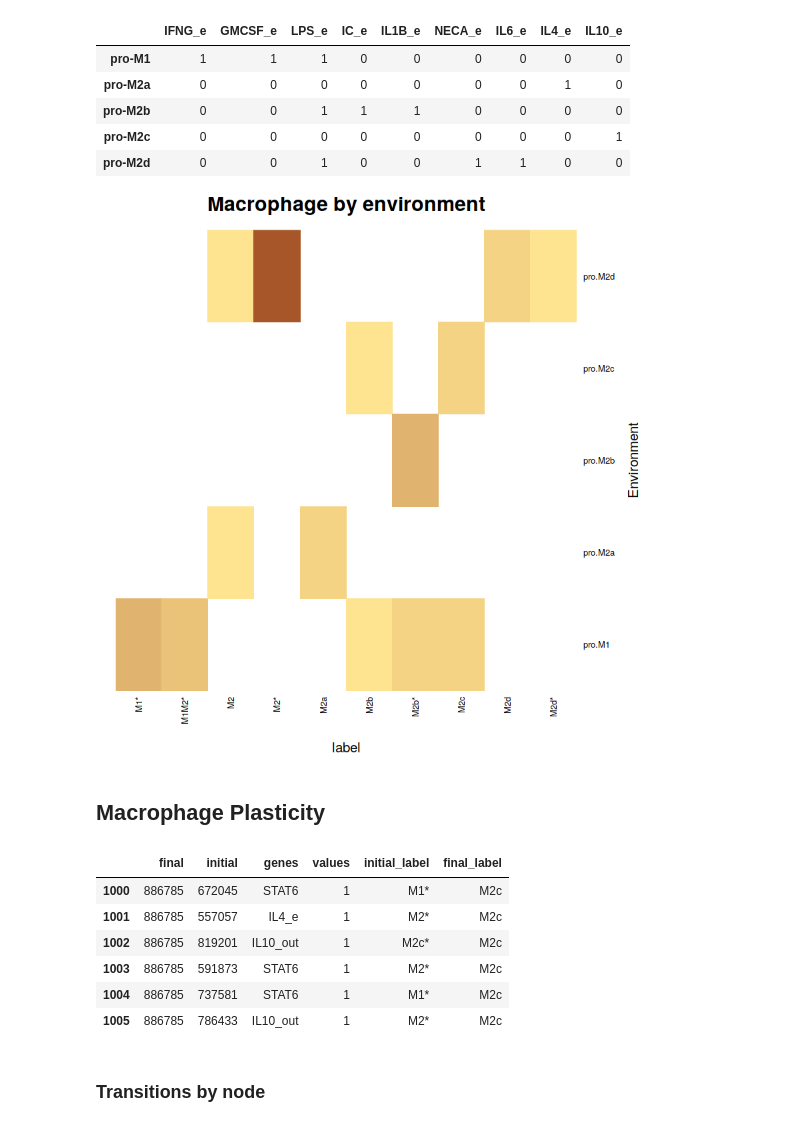
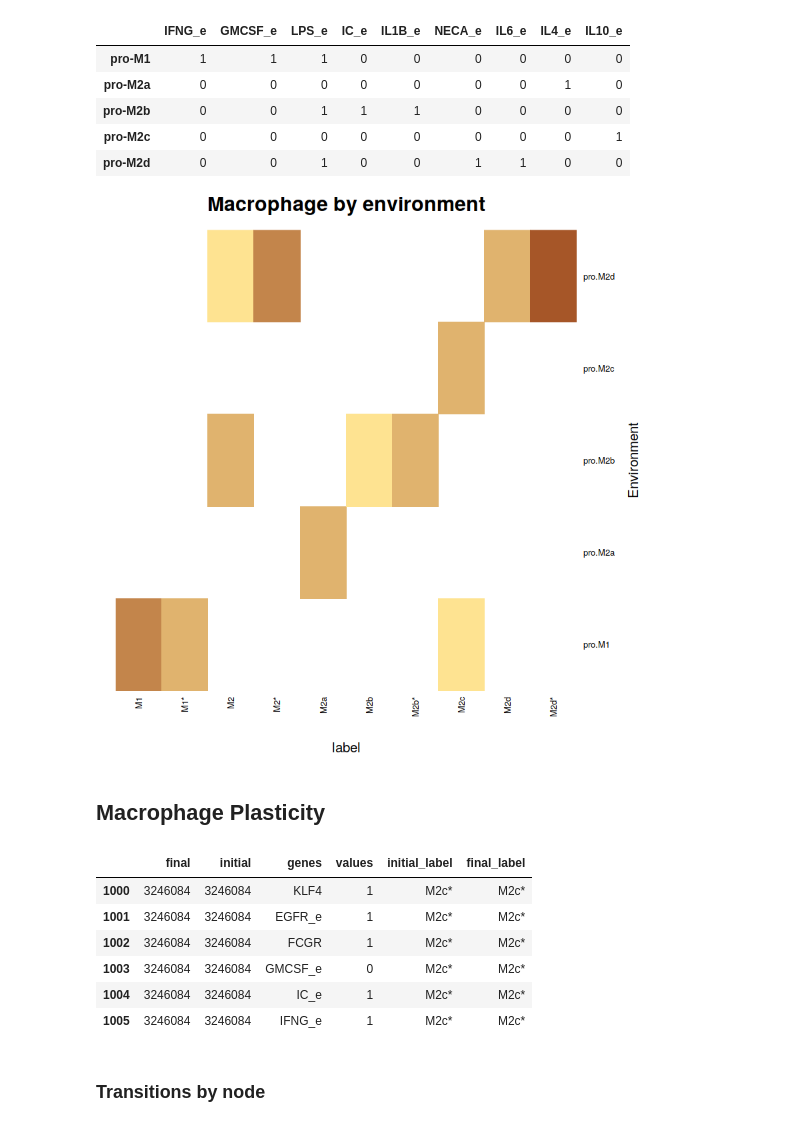
Before and after one commit to Laboratorio-de-Biologia-Computacional/Macrophage_Differentiation, a Jupyter notebook: MP_network.ipynb, the cells around one changed output. Drawn from its saved outputs; the diff is of its cells as text; code cells hidden in the pictures.

```diff
--- a/MP_network.ipynb
+++ b/MP_network.ipynb
@@ -101,6 +112,6 @@ Macrophage simplified regulatory network
 # %%
-file.attr <- "data/MP_attractors.csv"
-file.label <- "data/MP_attr_label_wt.csv"
+file.attr <- "data/MP_attr_wt.csv"
+file.attr.label <- "data/MP_attr_label_wt.csv"
 
 if (! file.exists(file.attr)) {
     # calculate attractors
@@ -126,10 +137,10 @@ if (! file.exists(file.attr)) {
     attr.table <- merge(x = labels, y = attr.table, by = "attractor", all = TRUE)
     labels <- state.label
     write.csv(attr.table, file.attr, row.names=FALSE)
-    write.csv(labels, file.label, row.names=FALSE)
+    write.csv(labels, file.attr.label, row.names=FALSE)
 } else {
     attr.table <- read.csv(file = file.attr)
-    labels <- read.csv(file = file.label)
+    labels <- read.csv(file = file.attr.label)
 }
 unique(attr.table$label)
 # %% [output]
@@ -230,17 +253,17 @@ attr.basin
 # %%
-file.mutants <- 'data/MP_attr_mutants.csv'
+file.mut <- 'data/MP_mut_label.csv'
 
-if (! file.exists(file.mutants)) {
+if (! file.exists(file.mut)) {
     # calculate attractors
     mutants <- perturbNetworkFixedNodes(net, label.rules=lab,
                                         returnDataFrame='occurrence', method="sat.exhaustive")
     setDT(mutants, keep.rownames = TRUE)
     colnames(mutants)[[1]] <-'label'
-    mutants$label <- sapply(mutants$label, simplifyLabel, replace=replace.labels)
+    #mutants$label <- sapply(mutants$label, simplifyLabel, replace=replace.labels)
     mutants <- mutants %>% group_by(label) %>% summarize_all(sum)
-    write.csv(mutants, file.mutants, row.names=F)
+    write.csv(mutants, file.mut, row.names=F)
 } else {
-    mutants <- read.csv(file = file.mutants, row.names=1)
+    mutants <- read.csv(file = file.mut, row.names=1)
     mutants[mutants == 0] <- NA
 }
 mutants[0:5,]
@@ -254,5 +277,5 @@ mutants[0:5,]
 # %%
-file.attr.pdf = 'images/MP_mutants.pdf'
+file.mut.pdf = 'images/MP_mut_label.pdf'
 normalize = F
 
 if (normalize) {
@@ -263,7 +286,7 @@ if (normalize) {
     color <- colfunc(10)
 }
 
-#pdf(file.attr.pdf)
+#pdf(file.mut.pdf)
 heatmap(t(as.matrix( mutants )),
         main="Macrophage mutants",
         xlab="label", ylab="Mutant",
@@ -288,10 +311,12 @@ env
 file.env.attr <- "data/MP_env_attr.csv"
 
 if (! file.exists(file.env.attr)) {
-    env.attr <- perturbNetworkFixedNodes(net, label.rules=lab, , returnDataFrame='occurrence', method="sat.exhaustive",
-                              genes  = rep( list(colnames(env)), times=nrow(env) ),
-                              values = lapply( split(env,seq_along(env[,1])), as.list),
-                              names  = rownames(env))
+    env.attr <- perturbNetworkFixedNodes(net, label.rules=lab,
+                                         #returnDataFrame='basinSize',
+                                         returnDataFrame='occurrence', method="sat.exhaustive",
+                                         genes  = rep( list(colnames(env)), times=nrow(env) ),
+                                         values = lapply( split(env,seq_along(env[,1])), as.list),
+                                         names  = rownames(env))
     setDT(env.attr, keep.rownames = TRUE)
     colnames(env.attr)[[1]] <- 'label'
     env.attr$label <- sapply(env.attr$label, simplifyLabel, replace=replace.labels)
@@ -304,35 +329,41 @@ if (! file.exists(file.env.attr)) {
     env.attr[env.attr == 0] <- NA
 }
 # %%
-file.env.attr.pdf <- "images/MP_env_attr.pdf"
+file.env.pdf <- "images/MP_env_attr.pdf"
 
 normalize = F
 if (normalize) {
     env.attr <- env.attr/env.attr
     color = '#a65628'
 } else {
     colfunc <- colorRampPalette(c('#fee391', '#a65628'))
     color <- colfunc(10)
 }
 
-#pdf(file.env.attr.pdf)
+#pdf(file.env.pdf)
 heatmap(t(as.matrix( subset(env.attr ))),
         main="Macrophage by environment",
         xlab="label", ylab="Environment",
         col=color, cexCol=0.75, cexRow=0.75,
         Colv = NA, Rowv = NA, scale="none",
        )
 #dev.off()
 # %% [output]
-[figure, old version]
+[figure, new version]
 # %% [markdown]
 ## Macrophage Plasticity
 # %%
 file.cfm <- "data/MP_cfm_label.csv"
+file.cfm.raw <- "data/MP_cfm_raw.csv"
 if (! file.exists(file.cfm)) {
-    cfm <- cellFateMap(net, method="sat.exhaustive", maxAttractorLength=6)
-    cfm <- apply(cfm,2,as.character)
-    cfm <- cfm[  order( cfm[,1], cfm[,2], cfm[,3], cfm[,4] ),]
+    if (! file.exists(file.cfm.raw)) {
+        cfm <- cellFateMap(net, method="sat.exhaustive")
+        cfm <- apply(cfm,2,as.character)
+        cfm <- cfm[  order( cfm[,1], cfm[,2], cfm[,3], cfm[,4] ),]
+        #cfm$final <- sapply(cfm$final, get.first.state)
+        write.csv(cfm, file.cfm.raw)
+    }
+    cfm <- read.csv(file = file.cfm.raw, row.names=1)
     cfm$final <- sapply(cfm$final, get.first.state)
     cfm.label <- merge(x=cfm, y=labels[c('state','label')], by.x='initial', by.y="state", all.x = TRUE)
     colnames(cfm.label)[5] <- 'initial_label'
@@ -345,12 +376,12 @@ if (! file.exists(file.cfm)) {
 cfm.label[1000:1005,]
 # %% [output]
 |  | final | initial | genes | values | initial_label | final_label |
-| 1000 | 886785 | 672045 | STAT6 | 1 | M1* | M2c |
-| 1001 | 886785 | 557057 | IL4_e | 1 | M2* | M2c |
-| 1002 | 886785 | 819201 | IL10_out | 1 | M2c* | M2c |
-| 1003 | 886785 | 591873 | STAT6 | 1 | M2* | M2c |
-| 1004 | 886785 | 737581 | STAT6 | 1 | M1* | M2c |
-| 1005 | 886785 | 786433 | IL10_out | 1 | M2* | M2c |
+| 1000 | 3246084 | 3246084 | KLF4 | 1 | M2c* | M2c* |
+| 1001 | 3246084 | 3246084 | EGFR_e | 1 | M2c* | M2c* |
+| 1002 | 3246084 | 3246084 | FCGR | 1 | M2c* | M2c* |
+| 1003 | 3246084 | 3246084 | GMCSF_e | 0 | M2c* | M2c* |
+| 1004 | 3246084 | 3246084 | IC_e | 1 | M2c* | M2c* |
+| 1005 | 3246084 | 3246084 | IFNG_e | 1 | M2c* | M2c* |
 # %% [markdown]
 ### Transitions by node
 # %%
```
Also changed, not shown: parts of 21 cells of this notebook, 39 other files.
